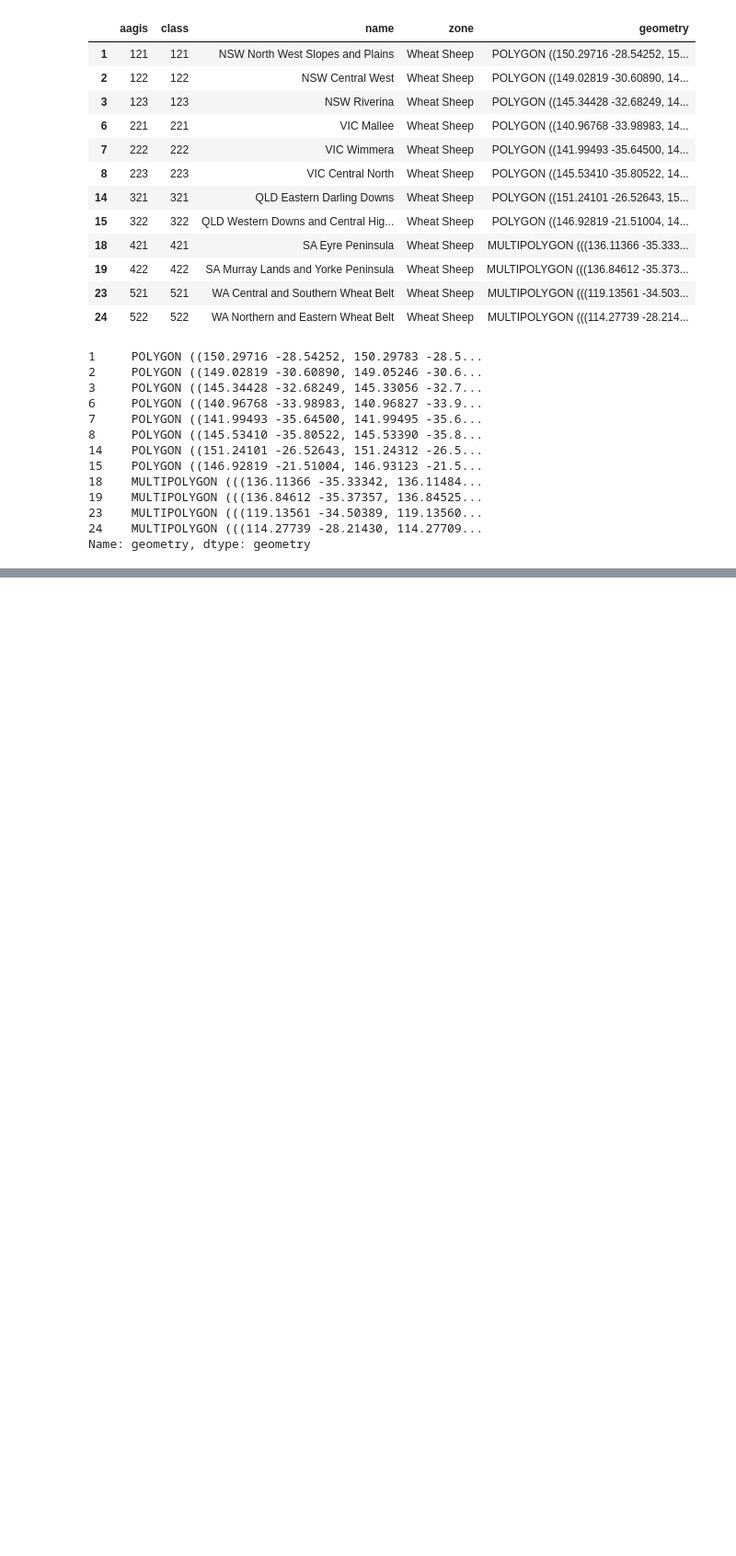
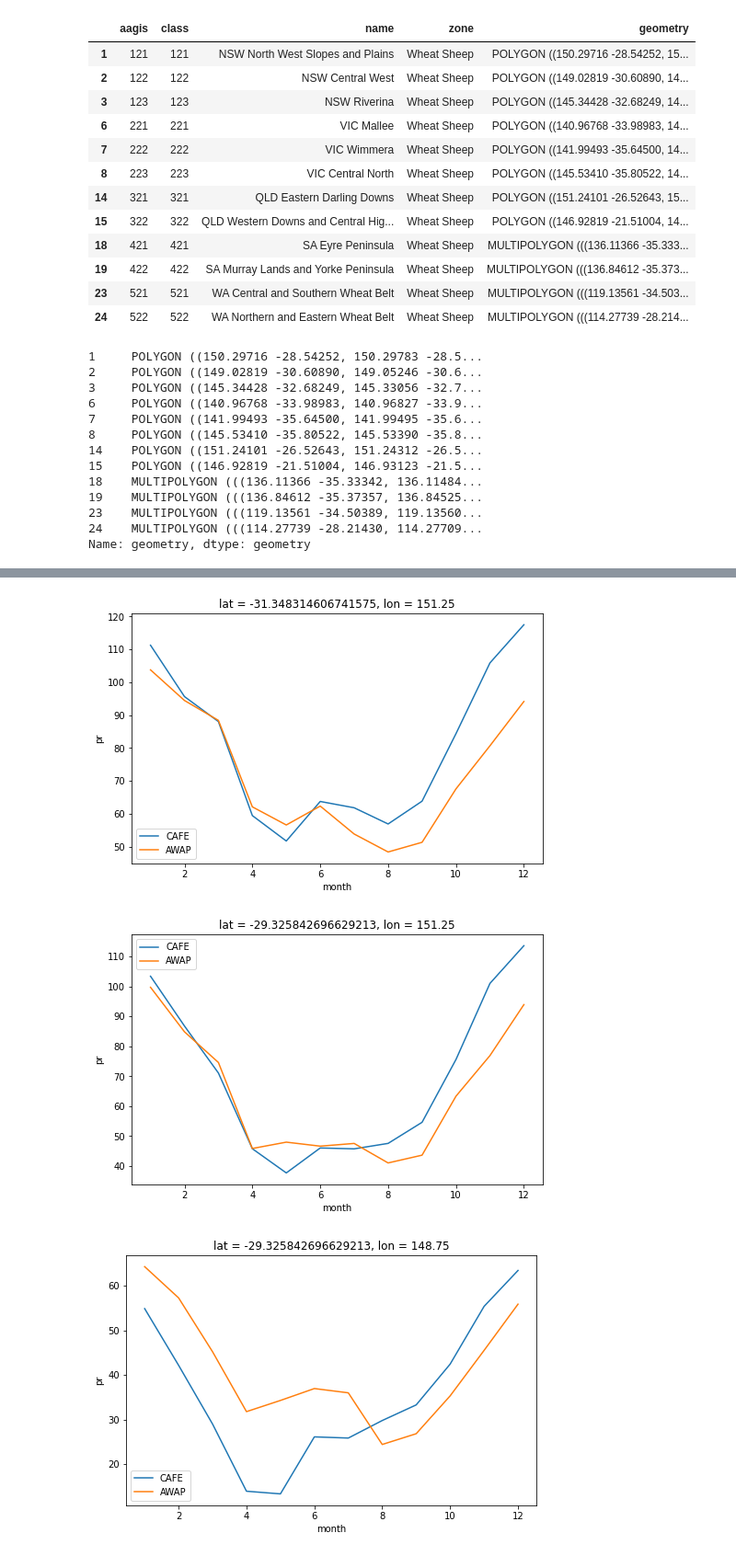
Before and after one commit to AusClimateService/unseen, a Jupyter notebook: notebooks/ag_regions.ipynb, the cells around one changed output, grey strips where cells are left out. Shown at 92% size. Cells and saved outputs as stored; diff of their text form; code cells hidden in the pictures; blank space fills up the shorter version.

```diff
--- a/notebooks/ag_regions.ipynb
+++ b/notebooks/ag_regions.ipynb
@@ -166,0 +371,7 @@ plt.savefig('abares_grid_points.png', bbox_inches='tight')
+# %%
+for lat, lon in ne_points:
+    plot_monthly_clim(awap['pr'], cafe['pr'], lat, lon)
+# %% [output]
+[figure, added]
+[figure, added]
+[figure, added]
```
Also changed, not shown: parts of 25 cells of this notebook, 3 other files.
